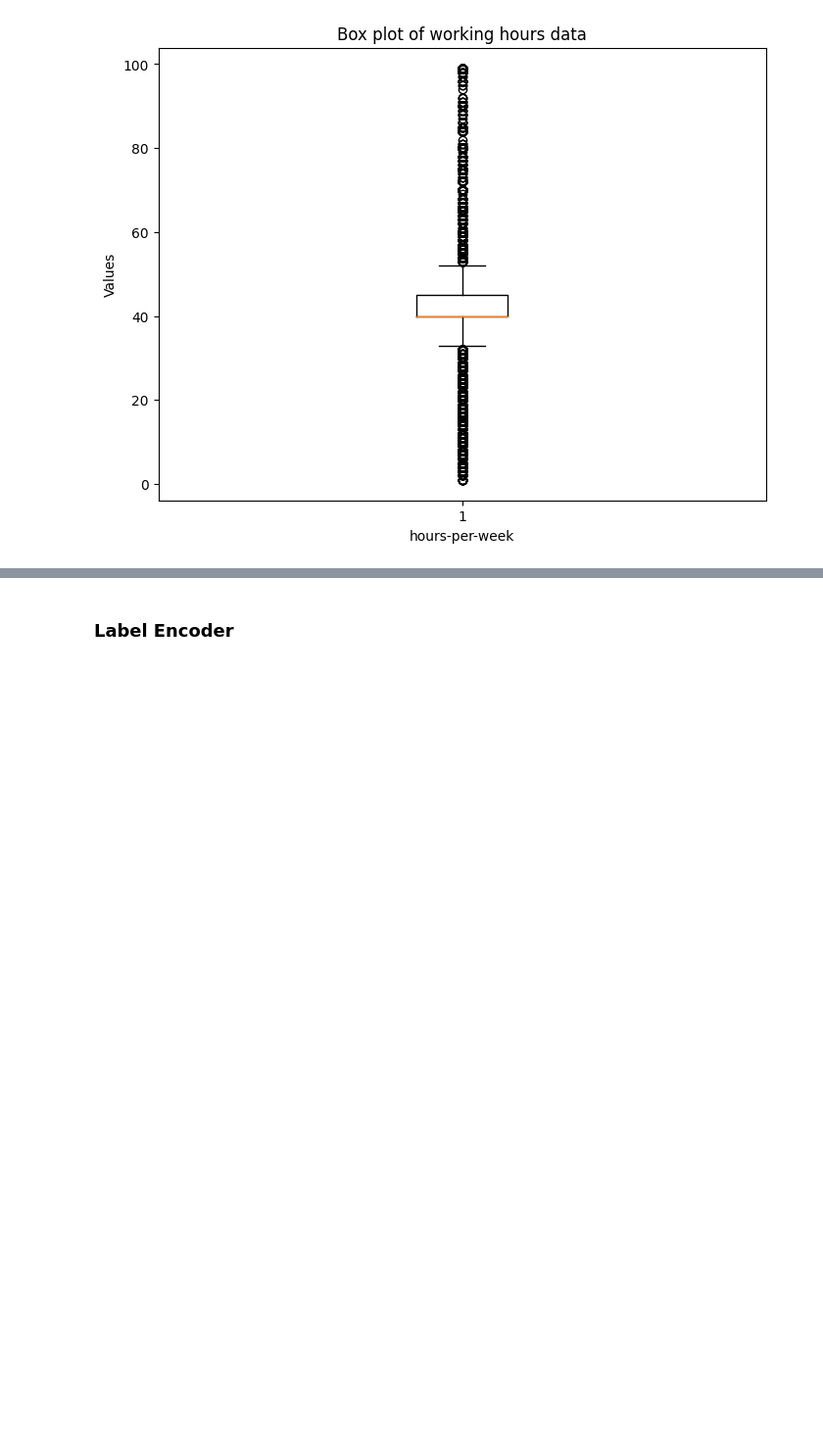
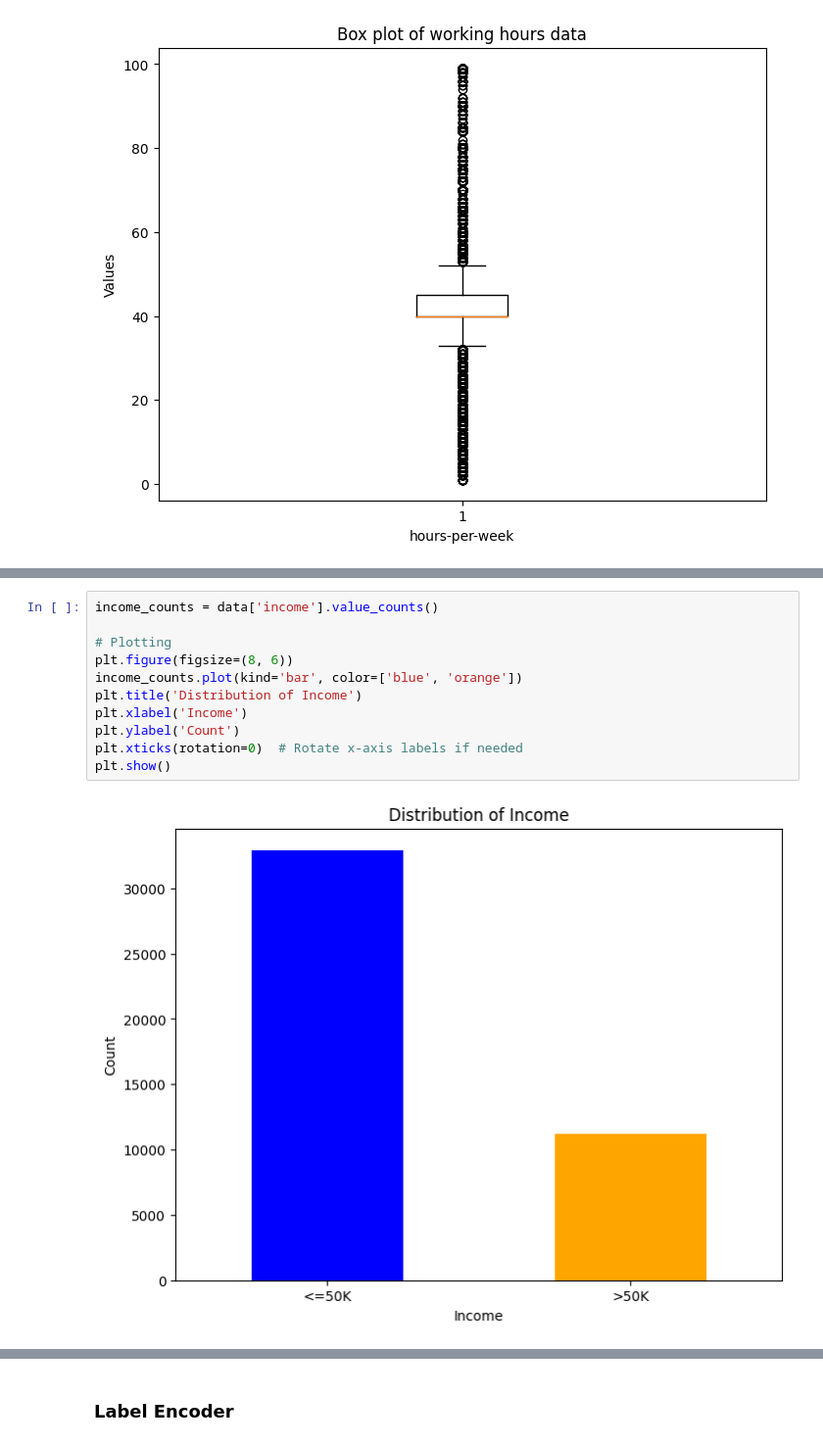
Before and after one commit to VanujaDesilva/IncomePrediction-ML-Models, a Jupyter notebook: Data Pre Processing.ipynb, the cells around one changed output, grey strips where cells are left out. Shown at 98% size. Cells and saved outputs as stored; diff of their text form; blank space fills up the shorter version.

```diff
--- a/Data Pre Processing.ipynb
+++ b/Data Pre Processing.ipynb
@@ -663,3 +667,16 @@ data.head()
 | 2 | 38 | Private | 215646 | HS-grad | 9 | Divorced | Handlers-cleaners | Not-in-family | ... |
 | 3 | 53 | Private | 234721 | 11th | 7 | Married-civ-spouse | Handlers-cleaners | Husband | ... |
 | 5 | 37 | Private | 284582 | Masters | 14 | Married-civ-spouse | Exec-managerial | Wife | ... |
+# %%
+income_counts = data['income'].value_counts()
+
+# Plotting
+plt.figure(figsize=(8, 6))
+income_counts.plot(kind='bar', color=['blue', 'orange'])
+plt.title('Distribution of Income')
+plt.xlabel('Income')
+plt.ylabel('Count')
+plt.xticks(rotation=0)  # Rotate x-axis labels if needed
+plt.show()
+# %% [output]
+[figure, added]
```
Also changed, not shown: parts of 7 cells of this notebook.
